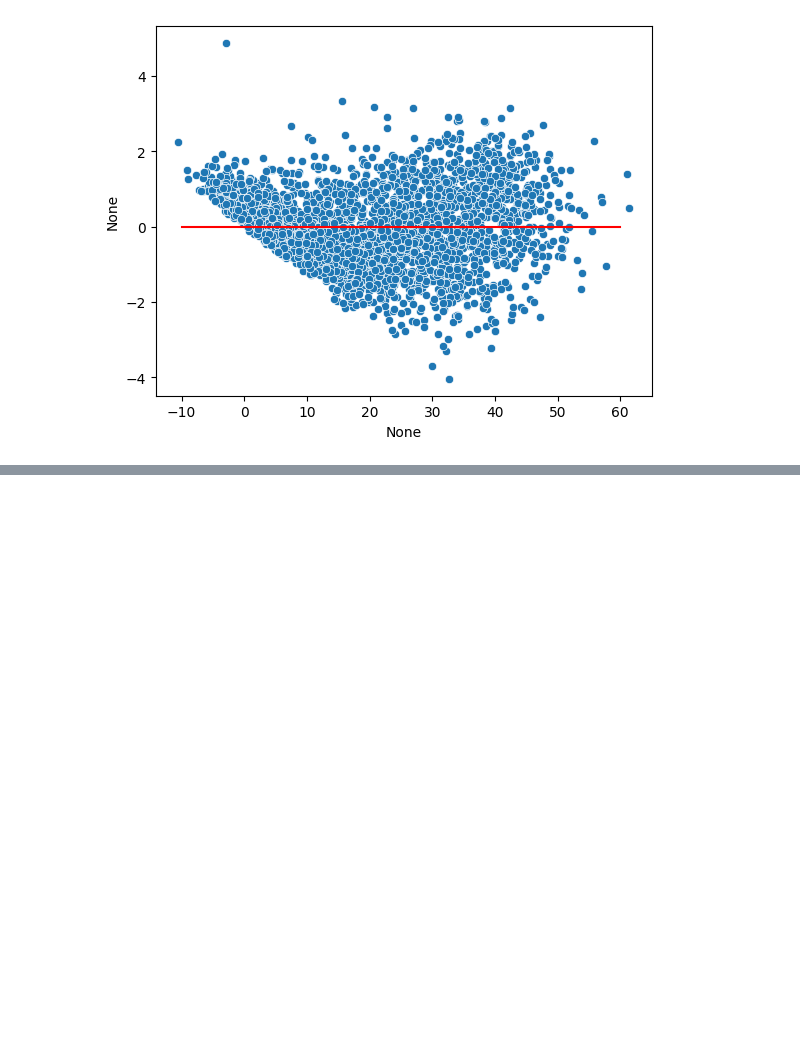
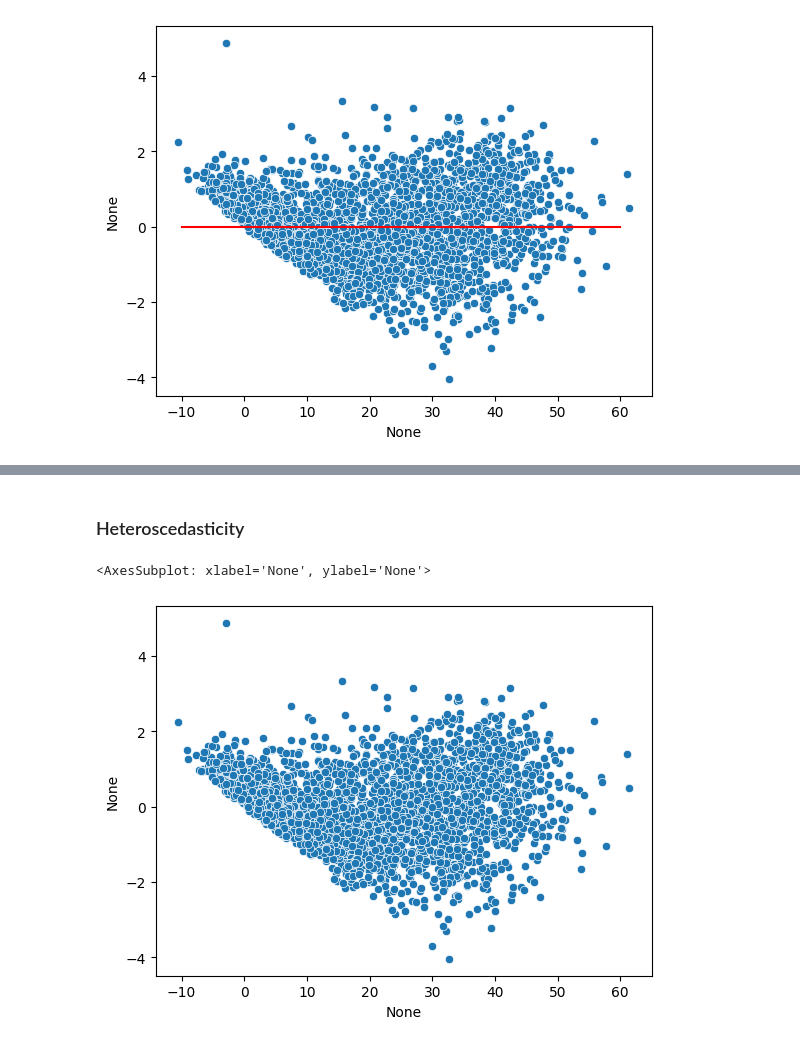
Before and after one commit to valenciaaalberto/Math189Project, a Jupyter notebook: Data/project.ipynb, the cells around one changed output, grey strips where cells are left out. Drawn from its saved outputs; the diff is of its cells as text; code cells hidden in the pictures; blank space fills up the shorter version.

```diff
--- a/Data/project.ipynb
+++ b/Data/project.ipynb
@@ -333,0 +373,8 @@ plt.hist(standardize(model.resid), bins=30)
+# %% [markdown]
+### Heteroscedasticity
+# %%
+columns = ['Poverty', "Lead", "Asthma", "Linguistic_Isolation", "Pollution_Burden", 'Is_La']
+sns.scatterplot(x=model.predict(sd_la[columns]), y=standardize(model.resid))
+# %% [output]
+<AxesSubplot: xlabel='None', ylabel='None'>
+[figure, added]
```
Also changed, not shown: parts of 12 cells of this notebook.
